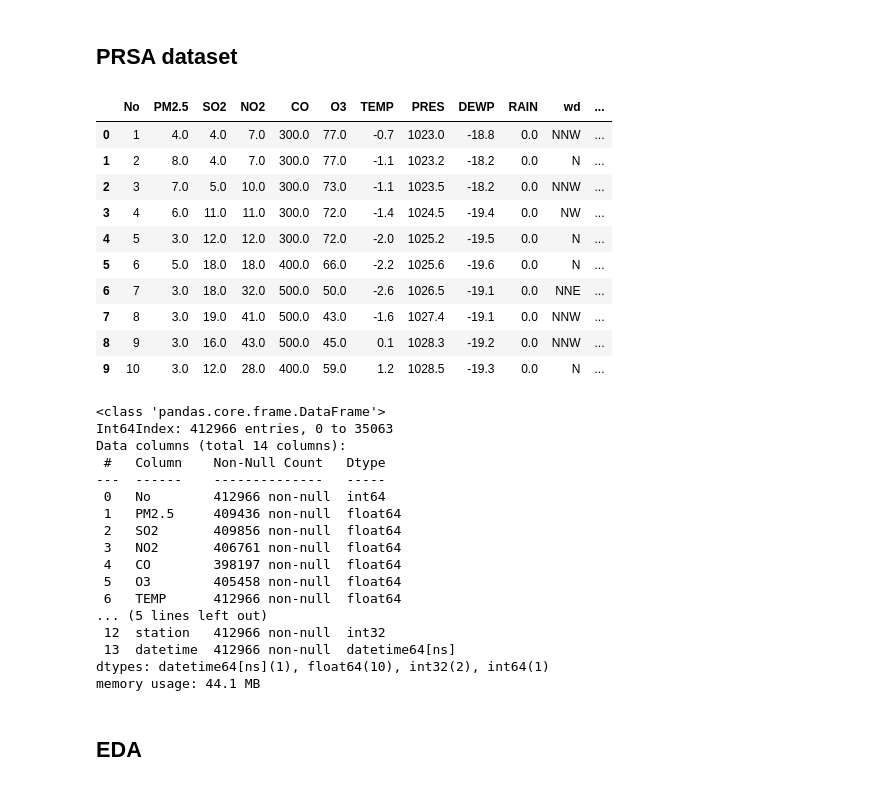
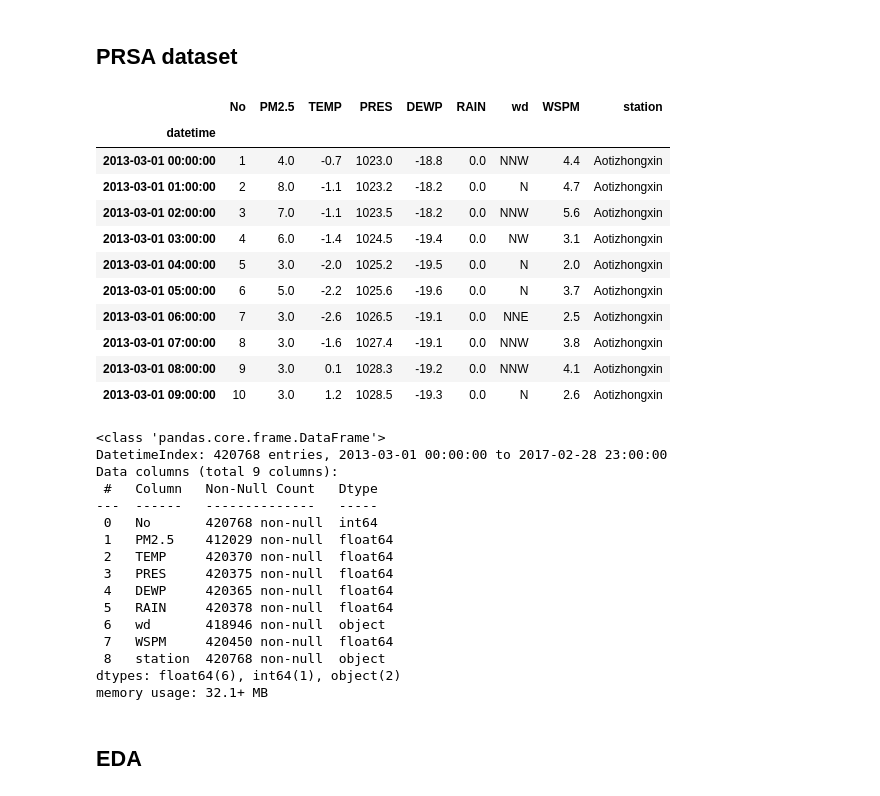
Before and after one commit to Zamachi/air-pollution-prediction-lstm, a Jupyter notebook: main.ipynb, the cells around one changed output. Saved outputs shown, nothing was run; the diff lists cells and outputs as text; code cells hidden in the pictures.

```diff
--- a/main.ipynb
+++ b/main.ipynb
@@ -141,46 +70,47 @@ prsa_folder = "/PRSA Data - Chinese cities"
 # %%
 import os
 datasets = [pd.read_csv(base_data_folder + prsa_folder+ "/" + file) for file in os.listdir(base_data_folder + prsa_folder) if file.endswith('.csv')]
 
 prsa_dataset = pd.concat(datasets, axis=0)
 
 prsa_dataset['datetime'] = pd.to_datetime(prsa_dataset[['year', 'month', 'day', 'hour']])
-prsa_dataset.drop(columns=['year', 'month', 'day', 'hour', 'PM10'], inplace=True)
+prsa_dataset.index = prsa_dataset['datetime']
 
+prsa_dataset.drop(columns=['year', 'month', 'day', 'hour', 'PM10', "SO2","NO2","CO","O3", "datetime"], inplace=True)
 del datasets
 prsa_dataset.head(10)
 # %% [output]
-|  | No | PM2.5 | SO2 | NO2 | CO | O3 | TEMP | PRES | DEWP | RAIN | wd | ... |
-| 0 | 1 | 4.0 | 4.0 | 7.0 | 300.0 | 77.0 | -0.7 | 1023.0 | -18.8 | 0.0 | NNW | ... |
-| 1 | 2 | 8.0 | 4.0 | 7.0 | 300.0 | 77.0 | -1.1 | 1023.2 | -18.2 | 0.0 | N | ... |
-| 2 | 3 | 7.0 | 5.0 | 10.0 | 300.0 | 73.0 | -1.1 | 1023.5 | -18.2 | 0.0 | NNW | ... |
-| 3 | 4 | 6.0 | 11.0 | 11.0 | 300.0 | 72.0 | -1.4 | 1024.5 | -19.4 | 0.0 | NW | ... |
-| 4 | 5 | 3.0 | 12.0 | 12.0 | 300.0 | 72.0 | -2.0 | 1025.2 | -19.5 | 0.0 | N | ... |
-| 5 | 6 | 5.0 | 18.0 | 18.0 | 400.0 | 66.0 | -2.2 | 1025.6 | -19.6 | 0.0 | N | ... |
-| 6 | 7 | 3.0 | 18.0 | 32.0 | 500.0 | 50.0 | -2.6 | 1026.5 | -19.1 | 0.0 | NNE | ... |
-| 7 | 8 | 3.0 | 19.0 | 41.0 | 500.0 | 43.0 | -1.6 | 1027.4 | -19.1 | 0.0 | NNW | ... |
-| 8 | 9 | 3.0 | 16.0 | 43.0 | 500.0 | 45.0 | 0.1 | 1028.3 | -19.2 | 0.0 | NNW | ... |
-| 9 | 10 | 3.0 | 12.0 | 28.0 | 400.0 | 59.0 | 1.2 | 1028.5 | -19.3 | 0.0 | N | ... |
+|  | No | PM2.5 | TEMP | PRES | DEWP | RAIN | wd | WSPM | station |
+| datetime |  |  |  |  |  |  |  |  |  |
+| 2013-03-01 00:00:00 | 1 | 4.0 | -0.7 | 1023.0 | -18.8 | 0.0 | NNW | 4.4 | Aotizhongxin |
+| 2013-03-01 01:00:00 | 2 | 8.0 | -1.1 | 1023.2 | -18.2 | 0.0 | N | 4.7 | Aotizhongxin |
+| 2013-03-01 02:00:00 | 3 | 7.0 | -1.1 | 1023.5 | -18.2 | 0.0 | NNW | 5.6 | Aotizhongxin |
+| 2013-03-01 03:00:00 | 4 | 6.0 | -1.4 | 1024.5 | -19.4 | 0.0 | NW | 3.1 | Aotizhongxin |
+| 2013-03-01 04:00:00 | 5 | 3.0 | -2.0 | 1025.2 | -19.5 | 0.0 | N | 2.0 | Aotizhongxin |
+| 2013-03-01 05:00:00 | 6 | 5.0 | -2.2 | 1025.6 | -19.6 | 0.0 | N | 3.7 | Aotizhongxin |
+| 2013-03-01 06:00:00 | 7 | 3.0 | -2.6 | 1026.5 | -19.1 | 0.0 | NNE | 2.5 | Aotizhongxin |
+| 2013-03-01 07:00:00 | 8 | 3.0 | -1.6 | 1027.4 | -19.1 | 0.0 | NNW | 3.8 | Aotizhongxin |
+| 2013-03-01 08:00:00 | 9 | 3.0 | 0.1 | 1028.3 | -19.2 | 0.0 | NNW | 4.1 | Aotizhongxin |
+| 2013-03-01 09:00:00 | 10 | 3.0 | 1.2 | 1028.5 | -19.3 | 0.0 | N | 2.6 | Aotizhongxin |
 # %%
 prsa_dataset.info()
 # %% [output]
 <class 'pandas.core.frame.DataFrame'>
-Int64Index: 412966 entries, 0 to 35063
-Data columns (total 14 columns):
- #   Column    Non-Null Count   Dtype
----  ------    --------------   -----
- 0   No        412966 non-null  int64
- 1   PM2.5     409436 non-null  float64
- 2   SO2       409856 non-null  float64
- 3   NO2       406761 non-null  float64
- 4   CO        398197 non-null  float64
- 5   O3        405458 non-null  float64
- 6   TEMP      412966 non-null  float64
-... (5 lines left out)
- 12  station   412966 non-null  int32
- 13  datetime  412966 non-null  datetime64[ns]
-dtypes: datetime64[ns](1), float64(10), int32(2), int64(1)
-memory usage: 44.1 MB
+DatetimeIndex: 420768 entries, 2013-03-01 00:00:00 to 2017-02-28 23:00:00
+Data columns (total 9 columns):
+ #   Column   Non-Null Count   Dtype
+---  ------   --------------   -----
+ 0   No       420768 non-null  int64
+ 1   PM2.5    412029 non-null  float64
+ 2   TEMP     420370 non-null  float64
+ 3   PRES     420375 non-null  float64
+ 4   DEWP     420365 non-null  float64
+ 5   RAIN     420378 non-null  float64
+ 6   wd       418946 non-null  object
+ 7   WSPM     420450 non-null  float64
+ 8   station  420768 non-null  object
+dtypes: float64(6), int64(1), object(2)
+memory usage: 32.1+ MB
 # %% [markdown]
 ## EDA
 # %%
```
Also changed, not shown: parts of 19 cells of this notebook, 1 other file.
